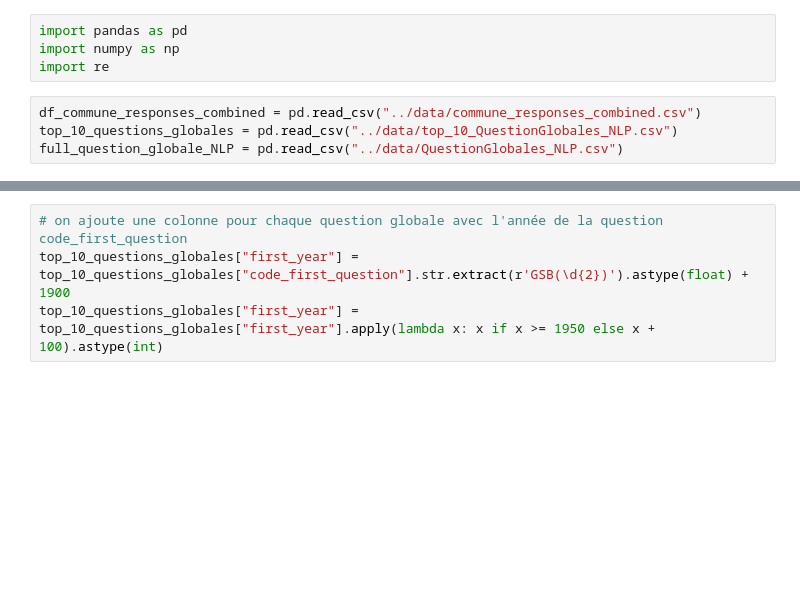
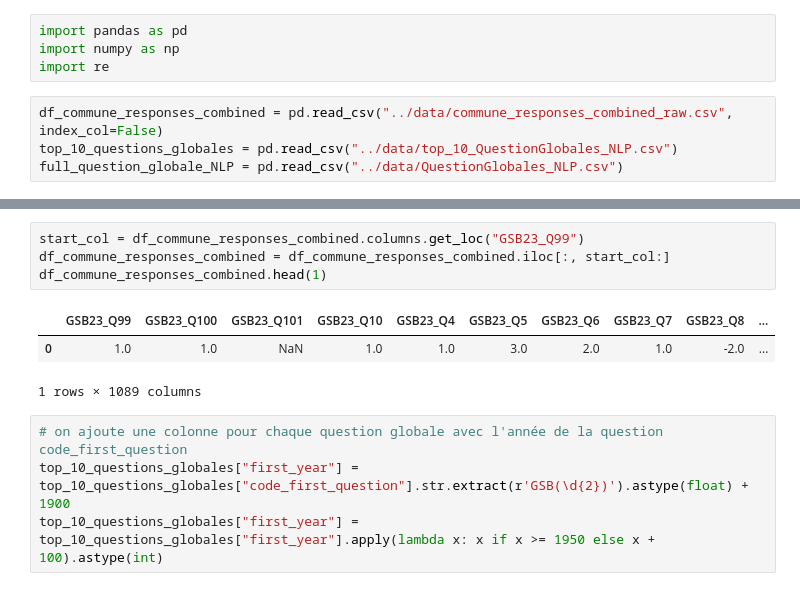
Before and after one commit to hhueber/IDHEAP-Datahub, a Jupyter notebook: notebook/global_question_longitudinality.ipynb, the cells around one changed output, grey strips where cells are left out. Saved outputs shown, nothing was run; the diff lists cells and outputs as text; blank space fills up the shorter version.

```diff
--- a/notebook/global_question_longitudinality.ipynb
+++ b/notebook/global_question_longitudinality.ipynb
@@ -5,6 +5,6 @@ import pandas as pd
 import numpy as np
 import re
 # %%
-df_commune_responses_combined = pd.read_csv("../data/commune_responses_combined.csv")
+df_commune_responses_combined = pd.read_csv("../data/commune_responses_combined_raw.csv", index_col=False)
 top_10_questions_globales = pd.read_csv("../data/top_10_QuestionGlobales_NLP.csv")
 full_question_globale_NLP = pd.read_csv("../data/QuestionGlobales_NLP.csv")
@@ -36,3 +11,11 @@ top_10_questions_globales.head()
+# %%
+start_col = df_commune_responses_combined.columns.get_loc("GSB23_Q99")
+df_commune_responses_combined = df_commune_responses_combined.iloc[:, start_col:]
+df_commune_responses_combined.head(1)
+# %% [output]
+|  | GSB23_Q99 | GSB23_Q100 | GSB23_Q101 | GSB23_Q10 | GSB23_Q4 | GSB23_Q5 | GSB23_Q6 | GSB23_Q7 | GSB23_Q8 | ... |
+| 0 | 1.0 | 1.0 | NaN | 1.0 | 1.0 | 3.0 | 2.0 | 1.0 | -2.0 | ... |
+1 rows × 1089 columns
 # %%
 # on ajoute une colonne pour chaque question globale avec l'année de la question code_first_question
 top_10_questions_globales["first_year"] = top_10_questions_globales["code_first_question"].str.extract(r'GSB(\d{2})').astype(float) + 1900
```
Also changed, not shown: parts of 12 cells of this notebook, 1 other file.
